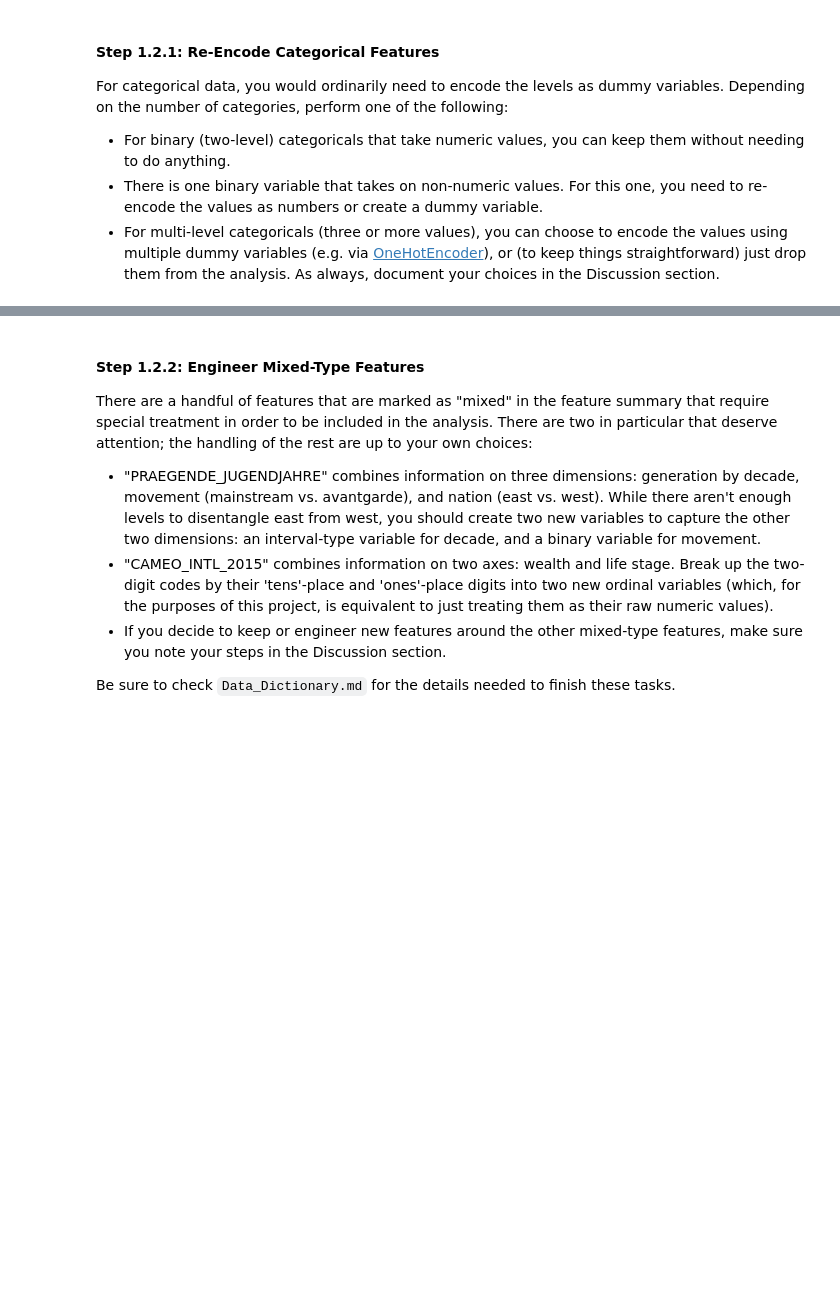
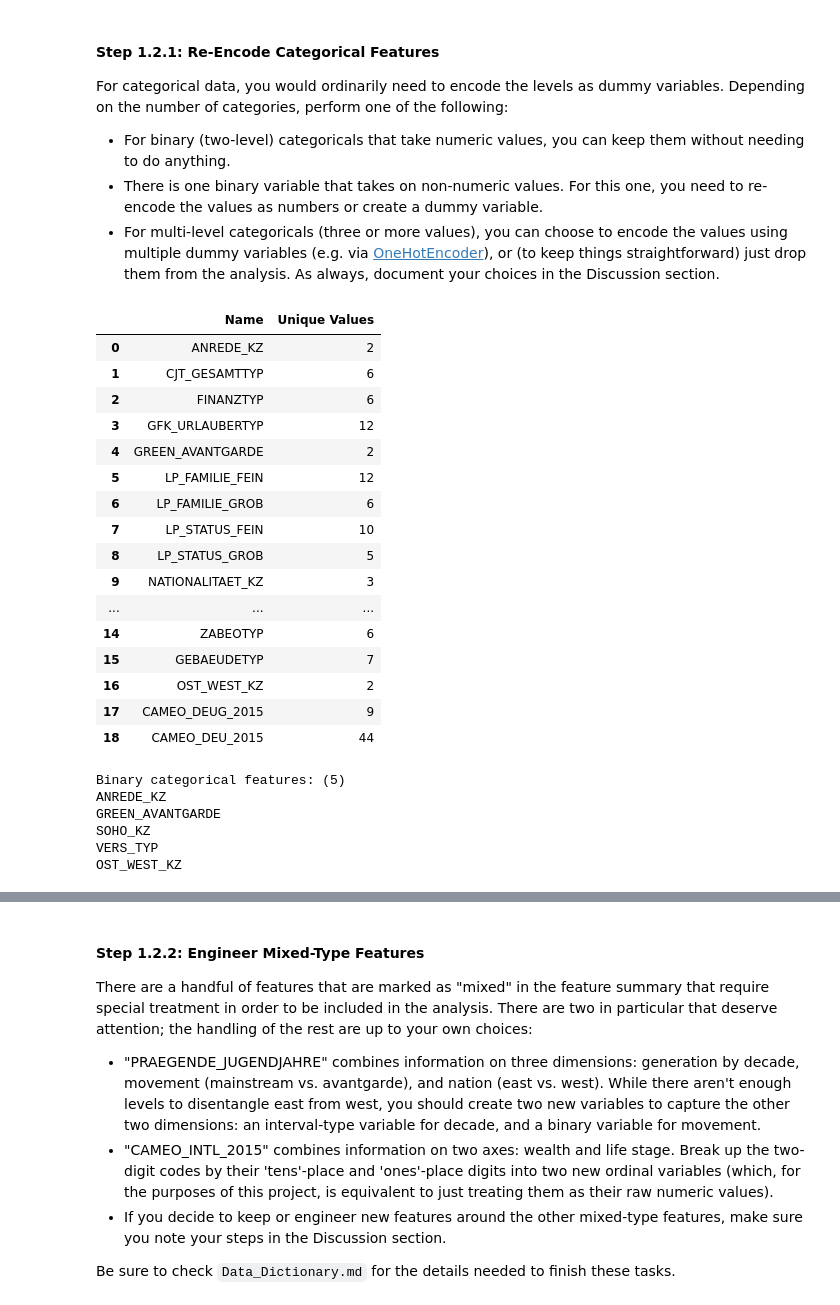
Before and after one commit to alexgeorgousis/customer-segments, a Jupyter notebook: Identify_Customer_Segments.ipynb, the cells around one changed output, grey strips where cells are left out. Saved outputs shown, nothing was run; the diff lists cells and outputs as text; code cells hidden in the pictures; blank space fills up the shorter version.

```diff
--- a/Identify_Customer_Segments.ipynb
+++ b/Identify_Customer_Segments.ipynb
@@ -280,3 +288,40 @@ For categorical data, you would ordinarily need to encode the levels as dummy va
 # %%
-# Assess categorical variables: which are binary, which are multi-level, and
-# which one needs to be re-encoded?
+# Assess categorical variables: which are binary, which are multi-level, and which one needs to be re-encoded?
+
+# Count the unique values in each column and put them in a dataframe
+cat_feat_names = categorical.columns.values
+cat_feat_values = [categorical[name].nunique(dropna=True) for name in cat_feat_names]
+cat_feat_dict = {"Name": pd.Series(data=cat_feat_names), "Unique Values": pd.Series(data=cat_feat_values)}
+cat_feat_df = pd.DataFrame(cat_feat_dict)
+display(cat_feat_df)
+# %% [output]
+|  | Name | Unique Values |
+| 0 | ANREDE_KZ | 2 |
+| 1 | CJT_GESAMTTYP | 6 |
+| 2 | FINANZTYP | 6 |
+| 3 | GFK_URLAUBERTYP | 12 |
+| 4 | GREEN_AVANTGARDE | 2 |
+| 5 | LP_FAMILIE_FEIN | 12 |
+| 6 | LP_FAMILIE_GROB | 6 |
+| 7 | LP_STATUS_FEIN | 10 |
+| 8 | LP_STATUS_GROB | 5 |
+| 9 | NATIONALITAET_KZ | 3 |
+| ... | ... | ... |
+| 14 | ZABEOTYP | 6 |
+| 15 | GEBAEUDETYP | 7 |
+| 16 | OST_WEST_KZ | 2 |
+| 17 | CAMEO_DEUG_2015 | 9 |
+| 18 | CAMEO_DEU_2015 | 44 |
+# %%
+# Find binary features
+binary_feat = cat_feat_df[cat_feat_df["Unique Values"] == 2]["Name"].values
+print("Binary categorical features: ({})".format(len(binary_feat)))
+for feat in binary_feat:
+    print(feat)
+# %% [output]
+Binary categorical features: (5)
+ANREDE_KZ
+GREEN_AVANTGARDE
+SOHO_KZ
+VERS_TYP
+OST_WEST_KZ
```
Also changed, not shown: parts of 13 cells of this notebook.
